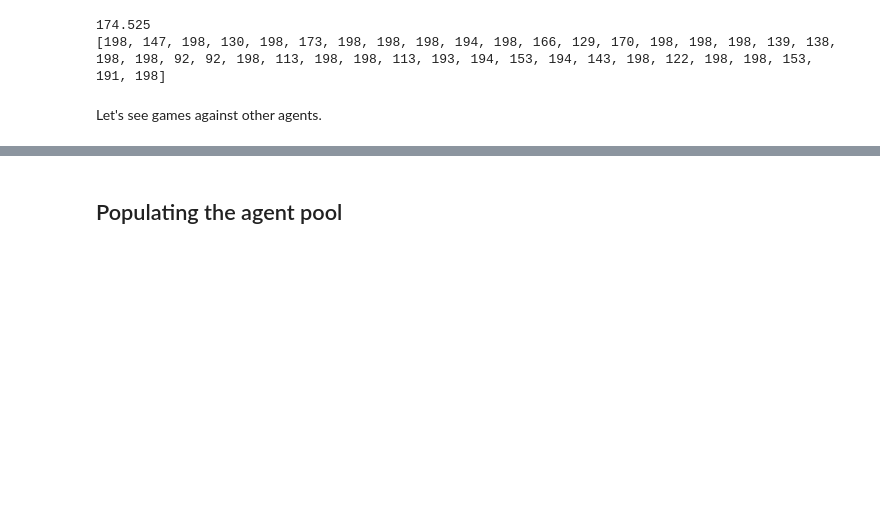
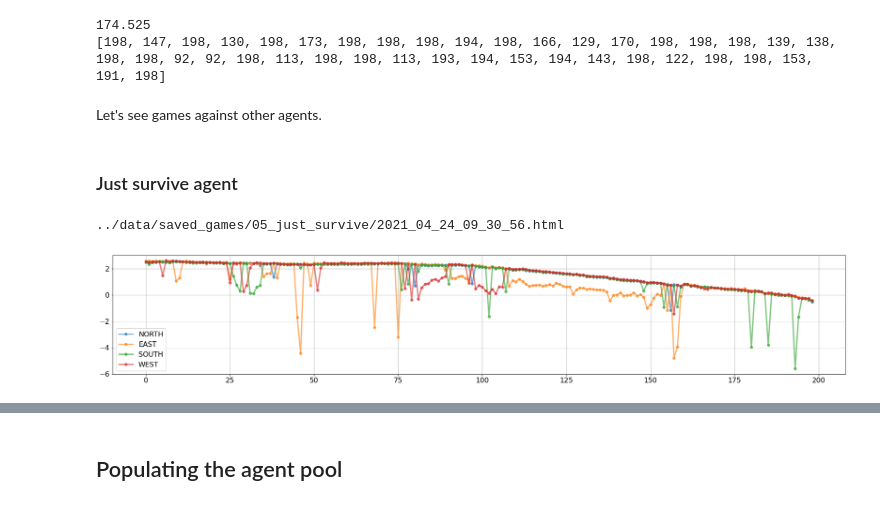
Before and after one commit to ironbar/hungry_geese, a Jupyter notebook: notebooks/008_ladder_of_agents_3.ipynb, the cells around one changed output, grey strips where cells are left out. Drawn from its saved outputs; the diff is of its cells as text; code cells hidden in the pictures; blank space fills up the shorter version.

Commit message:
visualized some games and started new training with discount factor 0.95

```diff
--- a/notebooks/008_ladder_of_agents_3.ipynb
+++ b/notebooks/008_ladder_of_agents_3.ipynb
@@ -469,3 +469,17 @@ print(steps)
 Let's see games against other agents.
 # %%
 [agent.reset() for agent in agents]; save_html_game(agents, '../data/saved_games/04_discount_factor_1')
+# %% [markdown]
+### Just survive agent
+# %%
+model = keras.models.load_model('/mnt/hdd0/Kaggle/hungry_geese/models/37_playing_against_frozen_agents/08_just_survive/epoch_0130.h5', compile=False)
+model = tf.keras.models.Model(inputs=model.inputs[:2], outputs=model.layers[-3].output)
+agents = [QValueSafeAgent(model) for idx in range(4)]
+# %%
+[agent.reset() for agent in agents]; save_html_game(agents, '../data/saved_games/05_just_survive')
+# %% [output]
+../data/saved_games/05_just_survive/2021_04_24_09_30_56.html
+# %%
+plot_q_value(agents[COLOR_TO_INDEX['white']]); #plt.xlim(100)
+# %% [output]
+[figure, added]
```
Also changed, not shown: parts of 6 cells of this notebook, 4 other files.
